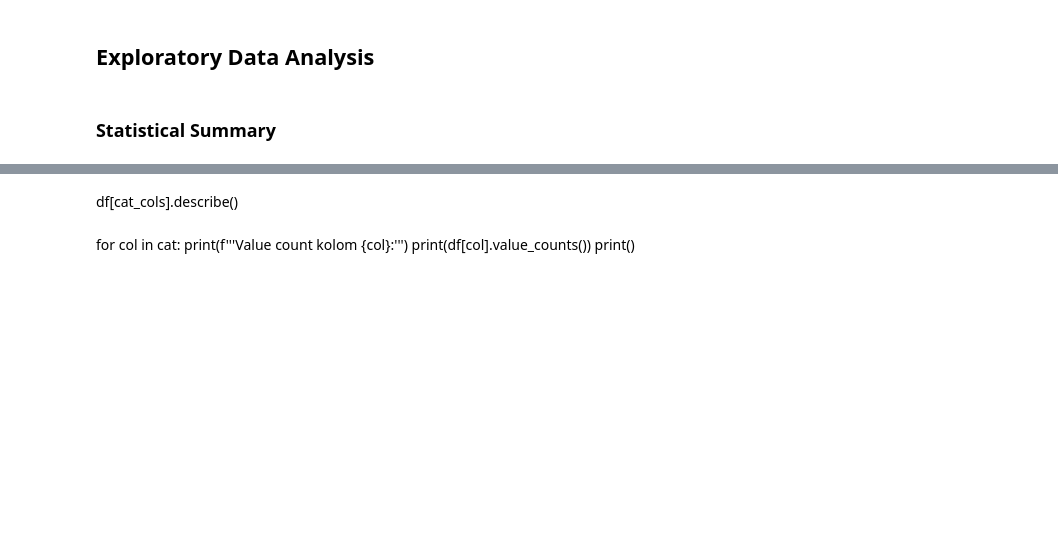
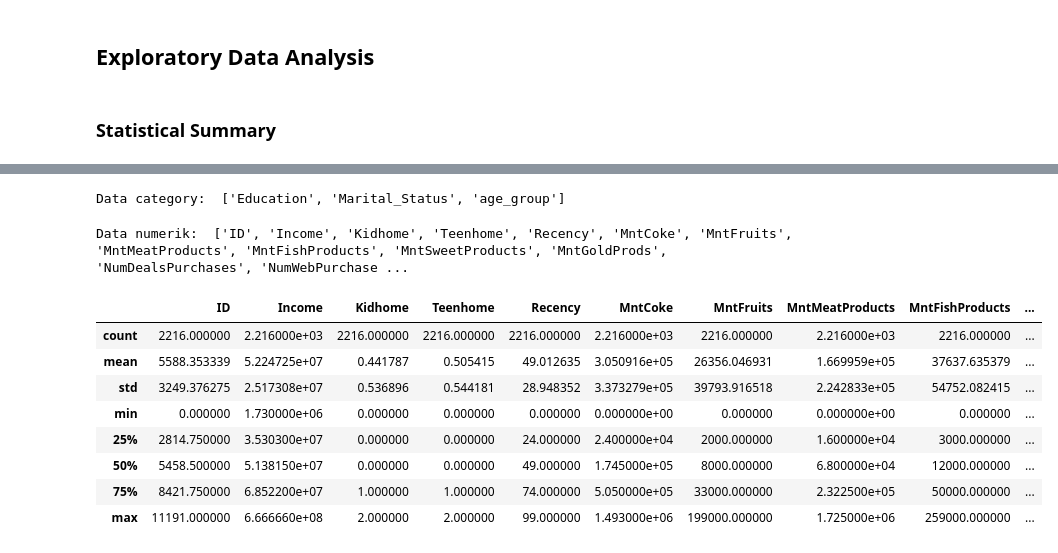
Before and after one commit to audryannoor/Predict-Customer-Personality-To-Boost-Marketing-Campaign-By-Using-Machine-Learning, a Jupyter notebook: Rafif Noor Audryan_Marketing Campaign.ipynb, the cells around one changed output, grey strips where cells are left out. Drawn from its saved outputs; the diff is of its cells as text; code cells hidden in the pictures; blank space fills up the shorter version.

```diff
--- a/Rafif Noor Audryan_Marketing Campaign.ipynb
+++ b/Rafif Noor Audryan_Marketing Campaign.ipynb
@@ -215,0 +247,4 @@ df_clean.duplicated().sum()
+# %%
+# Drop Missing Value from Income Column
+df_clean = df_clean.dropna(subset=['Income'])
+df_clean.isna().sum()
@@ -233,7 +286,25 @@ df[numerical_cols].describe()
-# %% [markdown]
-df[cat_cols].describe()
-# %% [markdown]
-for col in cat:
-    print(f'''Value count kolom {col}:''')
-    print(df[col].value_counts())
-    print()
+# %%
+cat = df_clean.select_dtypes(include = 'object')
+numerical = df_clean.select_dtypes(exclude = 'object')
+# %%
+cat_cols = cat.columns.to_list()
+print('Data category: ',cat_cols)
+# %% [output]
+Data category:  ['Education', 'Marital_Status', 'age_group']
+# %%
+numerical_cols = numerical.columns.to_list()
+print('Data numerik: ',numerical_cols)
+# %% [output]
+Data numerik:  ['ID', 'Income', 'Kidhome', 'Teenhome', 'Recency', 'MntCoke', 'MntFruits', 'MntMeatProducts', 'MntFishProducts', 'MntSweetProducts', 'MntGoldProds', 'NumDealsPurchases', 'NumWebPurchase ...
+# %%
+df_clean[numerical_cols].describe()
+# %% [output]
+|  | ID | Income | Kidhome | Teenhome | Recency | MntCoke | MntFruits | MntMeatProducts | MntFishProducts | ... |
+| count | 2216.000000 | 2.216000e+03 | 2216.000000 | 2216.000000 | 2216.000000 | 2.216000e+03 | 2216.000000 | 2.216000e+03 | 2216.000000 | ... |
+| mean | 5588.353339 | 5.224725e+07 | 0.441787 | 0.505415 | 49.012635 | 3.050916e+05 | 26356.046931 | 1.669959e+05 | 37637.635379 | ... |
+| std | 3249.376275 | 2.517308e+07 | 0.536896 | 0.544181 | 28.948352 | 3.373279e+05 | 39793.916518 | 2.242833e+05 | 54752.082415 | ... |
+| min | 0.000000 | 1.730000e+06 | 0.000000 | 0.000000 | 0.000000 | 0.000000e+00 | 0.000000 | 0.000000e+00 | 0.000000 | ... |
+| 25% | 2814.750000 | 3.530300e+07 | 0.000000 | 0.000000 | 24.000000 | 2.400000e+04 | 2000.000000 | 1.600000e+04 | 3000.000000 | ... |
+| 50% | 5458.500000 | 5.138150e+07 | 0.000000 | 0.000000 | 49.000000 | 1.745000e+05 | 8000.000000 | 6.800000e+04 | 12000.000000 | ... |
+| 75% | 8421.750000 | 6.852200e+07 | 1.000000 | 1.000000 | 74.000000 | 5.050000e+05 | 33000.000000 | 2.322500e+05 | 50000.000000 | ... |
+| max | 11191.000000 | 6.666660e+08 | 2.000000 | 2.000000 | 99.000000 | 1.493000e+06 | 199000.000000 | 1.725000e+06 | 259000.000000 | ... |
```
Also changed, not shown: parts of 27 cells of this notebook.
